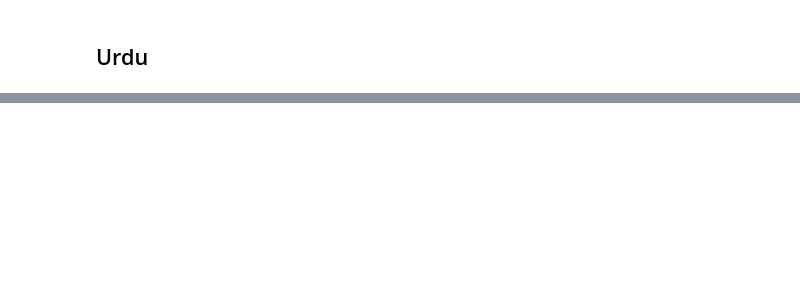
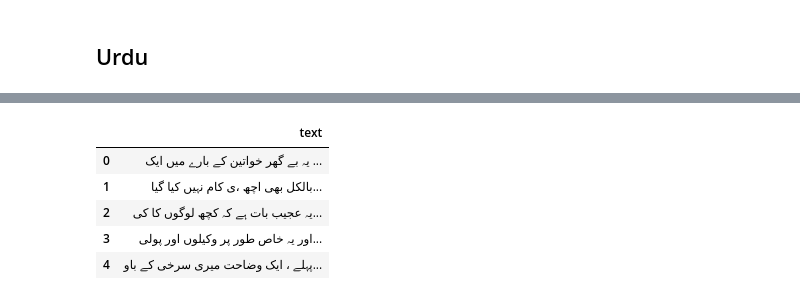
Before and after one commit to pranavagrawal321/Language-Identification, a Jupyter notebook: preprocessing.ipynb, the cells around one changed output, grey strips where cells are left out. Cells and saved outputs as stored; diff of their text form; code cells hidden in the pictures; blank space fills up the shorter version.

```diff
--- a/preprocessing.ipynb
+++ b/preprocessing.ipynb
@@ -1778,3 +2353,12 @@ d1.head()
+# %%
+d1.head()
+# %% [output]
+|  | text |
+| 0 | یہ بے گھر خواتین کے بارے میں ایک ... |
+| 1 | بالکل بھی اچھ ،ی کام نہیں کیا گیا... |
+| 2 | یہ عجیب بات ہے کہ کچھ لوگوں کا کی... |
+| 3 | اور یہ خاص طور پر وکیلوں اور پولی... |
+| 4 | پہلے ، ایک وضاحت میری سرخی کے باو... |
 # %%
 d2 = pd.read_csv('datasets/Urdu/imdb_urdu_reviews_train.csv')
 # %%
```
Also changed, not shown: parts of 119 cells of this notebook.
